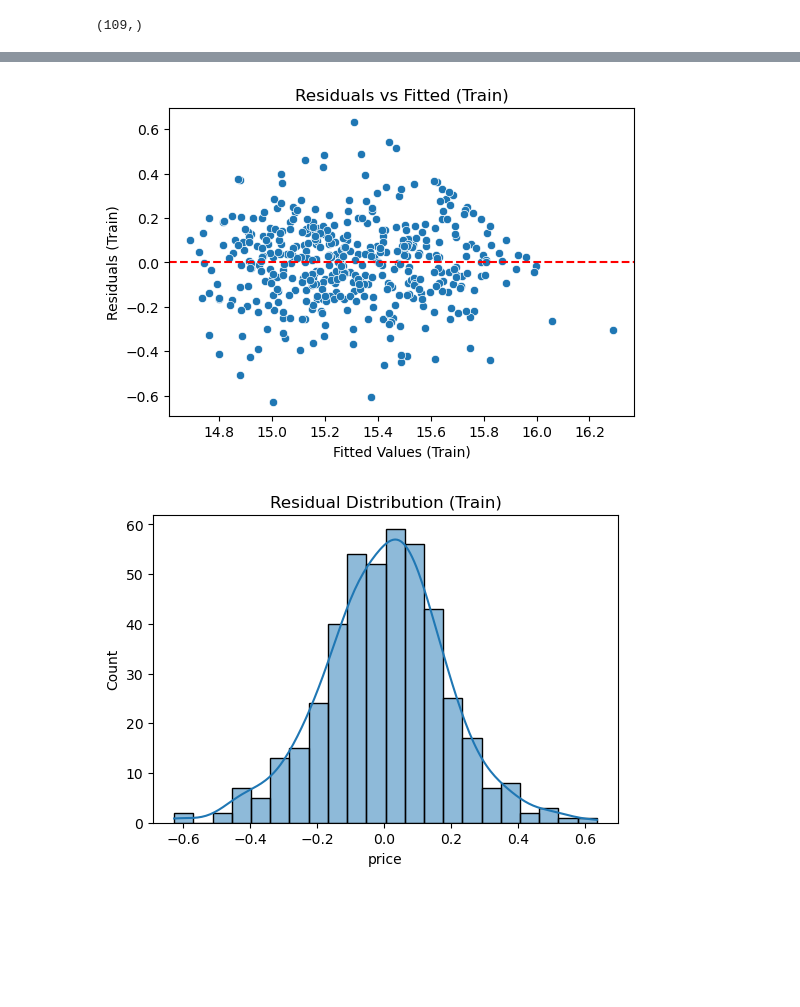
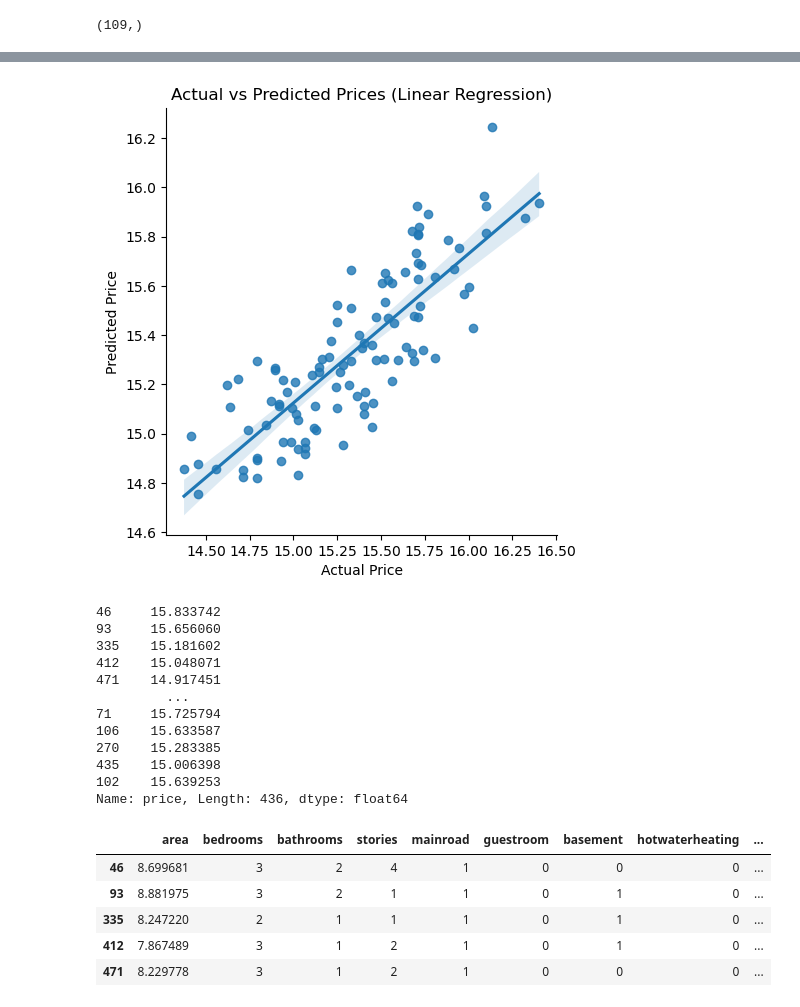
Before and after one commit to AshvittaS/House-Price-prediction, a Jupyter notebook: house-Price.ipynb, the cells around one changed output, grey strips where cells are left out. Saved outputs shown, nothing was run; the diff lists cells and outputs as text; code cells hidden in the pictures; blank space fills up the shorter version.

```diff
--- a/house-Price.ipynb
+++ b/house-Price.ipynb
@@ -229,3 +176,28 @@ X_train['area']=np.log1p(X_train['area'])
 X_test['area']=np.log1p(X_test['area'])
 y_train=np.log1p(y_train)
 y_test=np.log1p(y_test)
+# %%
+num_cols = ['area']
+bin_cols = ['mainroad','guestroom','basement','hotwaterheating','airconditioning','prefarea']
+cat_cols = ['furnishingstatus']
+# %%
+from sklearn.preprocessing import OneHotEncoder
+encoder = OneHotEncoder(drop='first', sparse_output=False)  # avoid dummy variable trap
+X_train_cat = pd.DataFrame(
+    encoder.fit_transform(X_train[cat_cols]),
+    index=X_train.index,
+    columns=encoder.get_feature_names_out(cat_cols)  # assigns meaningful names
+)
+# Transform TEST
+X_test_cat = pd.DataFrame(
+    encoder.transform(X_test[cat_cols]),
+    index=X_test.index,
+    columns=encoder.get_feature_names_out(cat_cols)
+)
+# Drop original categorical column and join encoded columns
+X_train = X_train.drop(cat_cols, axis=1).join(X_train_cat)
+X_test = X_test.drop(cat_cols, axis=1).join(X_test_cat)
+# %%
+for col in bin_cols:
+    X_train[col] = X_train[col].map({'yes':1, 'no':0})
+    X_test[col] = X_test[col].map({'yes':1, 'no':0})
@@ -231,0 +220,3 @@ y_test=np.log1p(y_test)
+# %%
+y_train=y_train.squeeze()
+y_test=y_test.squeeze()
@@ -271,16 +288,33 @@ Test MAE: 0.2000
-# %%
-#Residual Analysis
-plt.figure(figsize=(6,4))
-sns.scatterplot(x=y_train_pred, y=residuals_train)
-plt.axhline(0, color='red', linestyle='--')
-plt.xlabel("Fitted Values (Train)")
-plt.ylabel("Residuals (Train)")
-plt.title("Residuals vs Fitted (Train)")
-plt.show()
-plt.figure(figsize=(6,4))
-sns.histplot(residuals_train, kde=True)
-plt.title("Residual Distribution (Train)")
-plt.show()
-# %% [output]
-[figure, removed]
-[figure, removed]
+# %%
+df_plot = pd.DataFrame({'Actual': y_test, 'Predicted': y_test_pred})
+sns.lmplot(x='Actual', y='Predicted', data=df_plot, height=5)
+plt.title('Actual vs Predicted Prices (Linear Regression)')
+plt.xlabel('Actual Price')
+plt.ylabel('Predicted Price')
+plt.show()
+# %% [output]
+[figure, added]
+# %%
+y_train
+# %% [output]
+46     15.833742
+93     15.656060
+335    15.181602
+412    15.048071
+471    14.917451
+         ...
+71     15.725794
+106    15.633587
+270    15.283385
+435    15.006398
+102    15.639253
+Name: price, Length: 436, dtype: float64
+# %%
+X_train.head()
+# %% [output]
+|  | area | bedrooms | bathrooms | stories | mainroad | guestroom | basement | hotwaterheating | ... |
+| 46 | 8.699681 | 3 | 2 | 4 | 1 | 0 | 0 | 0 | ... |
+| 93 | 8.881975 | 3 | 2 | 1 | 1 | 0 | 1 | 0 | ... |
+| 335 | 8.247220 | 2 | 1 | 1 | 1 | 0 | 1 | 0 | ... |
+| 412 | 7.867489 | 3 | 1 | 2 | 1 | 0 | 1 | 0 | ... |
+| 471 | 8.229778 | 3 | 1 | 2 | 1 | 0 | 0 | 0 | ... |
```
Also changed, not shown: parts of 17 cells of this notebook, 2 other files.
